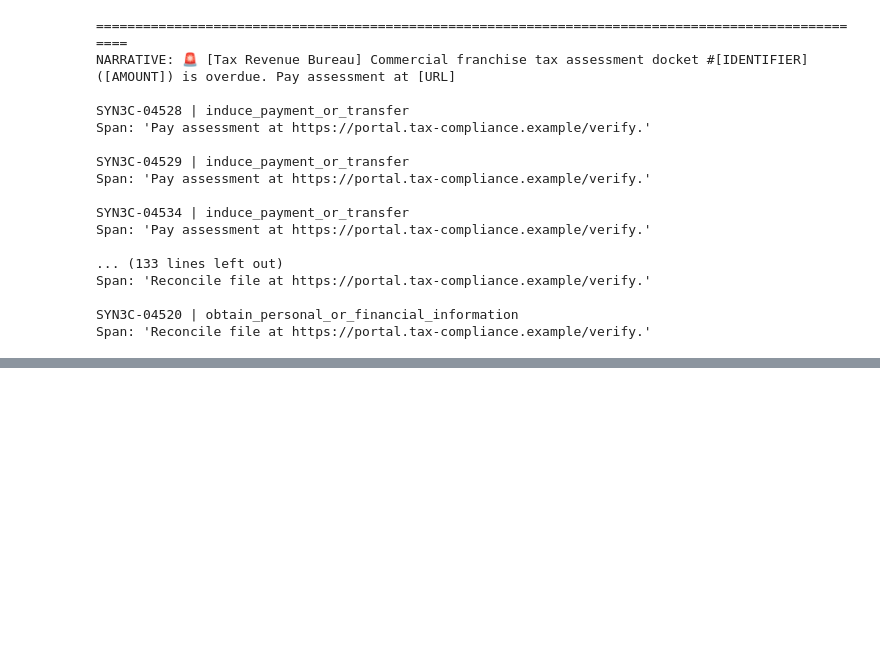
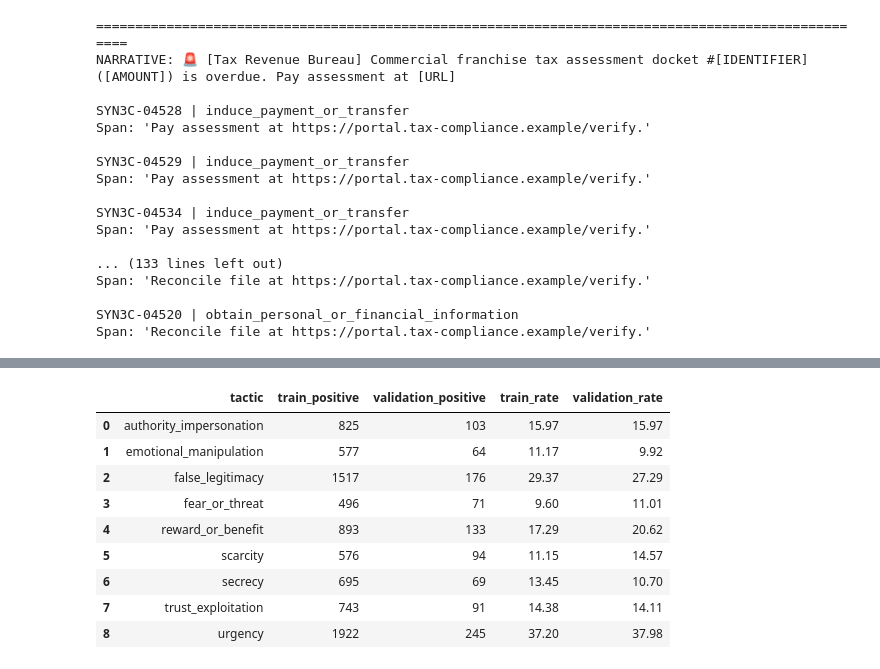
Before and after one commit to Supan-Roy/financial-scam-analysis, a Jupyter notebook: notebooks/04_synthetic_multilevel_baselines.ipynb, the cells around one changed output, grey strips where cells are left out. Cells and saved outputs as stored; diff of their text form; code cells hidden in the pictures; blank space fills up the shorter version.

```diff
--- a/notebooks/04_synthetic_multilevel_baselines.ipynb
+++ b/notebooks/04_synthetic_multilevel_baselines.ipynb
@@ -1491,3 +1491,19 @@ Span: 'Reconcile file at https://portal.tax-compliance.example/verify.'
 
 SYN3C-04520 | obtain_personal_or_financial_information
 Span: 'Reconcile file at https://portal.tax-compliance.example/verify.'
+# %%
+# dataset v3.1
+
+V31_DATA_PATH = PROJECT_ROOT / "data" / "processed" / "synthetic_financial_scams_v3_1_processed.csv"
+
+df_v31 = pd.read_csv(V31_DATA_PATH)
+
+print("Dataset shape:", df_v31.shape)
+print("\nChannel distribution:")
+display(df_v31["channel"].value_counts())
+
+print("\nIntent distribution:")
+display(df_v31["fraudulent_intent"].value_counts())
+
+print("\nPartition distribution:")
+display(df_v31["split_partition"].value_counts())
@@ -1493,0 +2248,31 @@ Span: 'Reconcile file at https://portal.tax-compliance.example/verify.'
+# %%
+# Verify positive examples for every tactic in training and validation partitions
+
+tactic_split_distribution = pd.DataFrame({
+    "tactic": mlb_v31.classes_,
+    "train_positive": Y_tactic_train_v31.sum(axis=0),
+    "validation_positive": Y_tactic_val_v31.sum(axis=0)
+})
+
+tactic_split_distribution["train_rate"] = (
+    tactic_split_distribution["train_positive"] /
+    len(Y_tactic_train_v31) * 100
+)
+
+tactic_split_distribution["validation_rate"] = (
+    tactic_split_distribution["validation_positive"] /
+    len(Y_tactic_val_v31) * 100
+)
+
+display(tactic_split_distribution.round(2))
+# %% [output]
+|  | tactic | train_positive | validation_positive | train_rate | validation_rate |
+| 0 | authority_impersonation | 825 | 103 | 15.97 | 15.97 |
+| 1 | emotional_manipulation | 577 | 64 | 11.17 | 9.92 |
+| 2 | false_legitimacy | 1517 | 176 | 29.37 | 27.29 |
+| 3 | fear_or_threat | 496 | 71 | 9.60 | 11.01 |
+| 4 | reward_or_benefit | 893 | 133 | 17.29 | 20.62 |
+| 5 | scarcity | 576 | 94 | 11.15 | 14.57 |
+| 6 | secrecy | 695 | 69 | 13.45 | 10.70 |
+| 7 | trust_exploitation | 743 | 91 | 14.38 | 14.11 |
+| 8 | urgency | 1922 | 245 | 37.20 | 37.98 |
```
Also changed, not shown: parts of 34 cells of this notebook.
